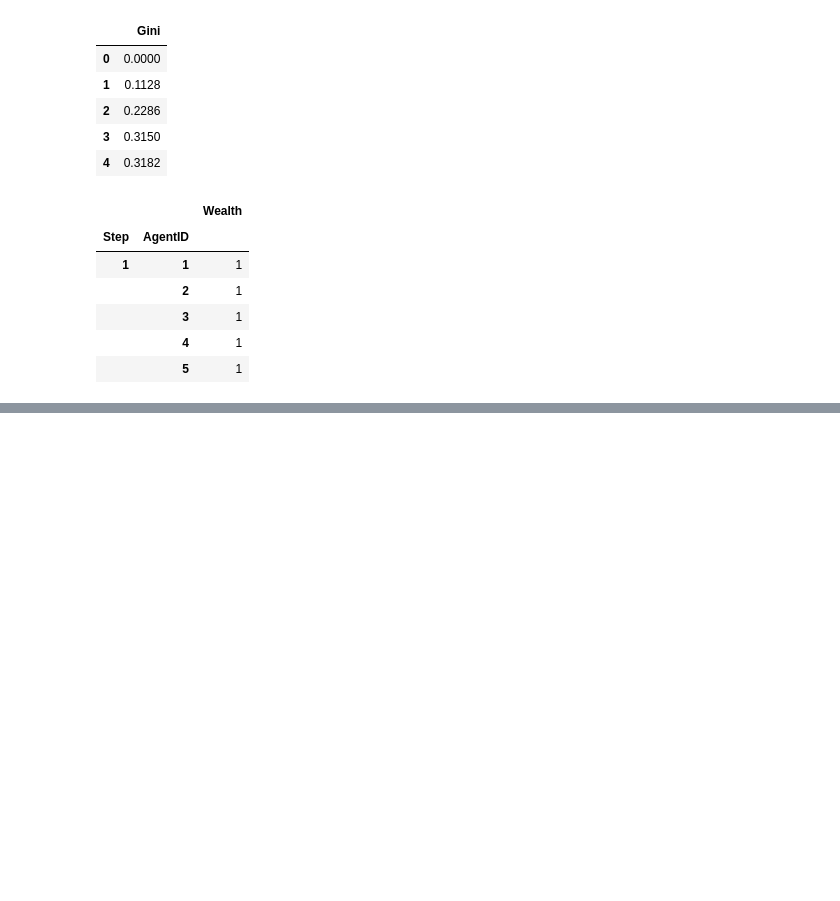
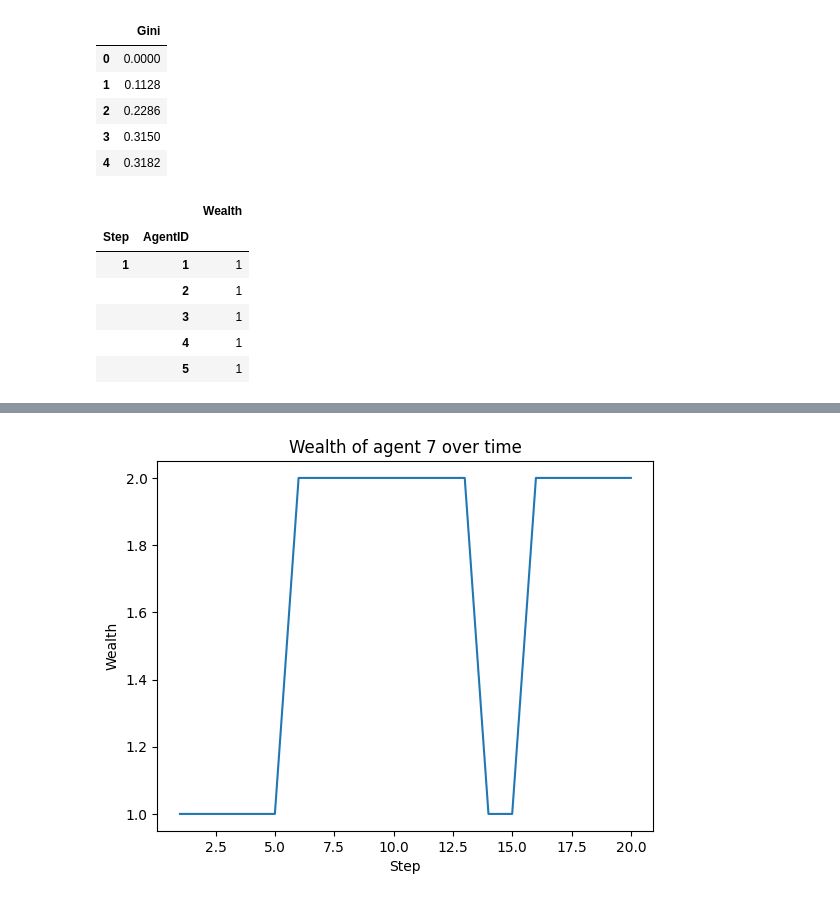
Before and after one commit to JuanRobledo12/housing_sd_model, a Jupyter notebook: src/tutorials/mesa_abm_tutorial.ipynb, the cells around one changed output, grey strips where cells are left out. Cells and saved outputs as stored; diff of their text form; code cells hidden in the pictures; blank space fills up the shorter version.

```diff
--- a/src/tutorials/mesa_abm_tutorial.ipynb
+++ b/src/tutorials/mesa_abm_tutorial.ipynb
@@ -96,0 +112,9 @@ agent_wealth.head()
+# %%
+# Get the wealth of agent 7 over time
+one_agent_wealth = agent_wealth.xs(7, level="AgentID")
+
+# Plot the wealth of agent 7 over time
+g = sns.lineplot(data=one_agent_wealth, x="Step", y="Wealth")
+g.set(title="Wealth of agent 7 over time");
+# %% [output]
+[figure, added]
```
Also changed, not shown: parts of 5 cells of this notebook.
